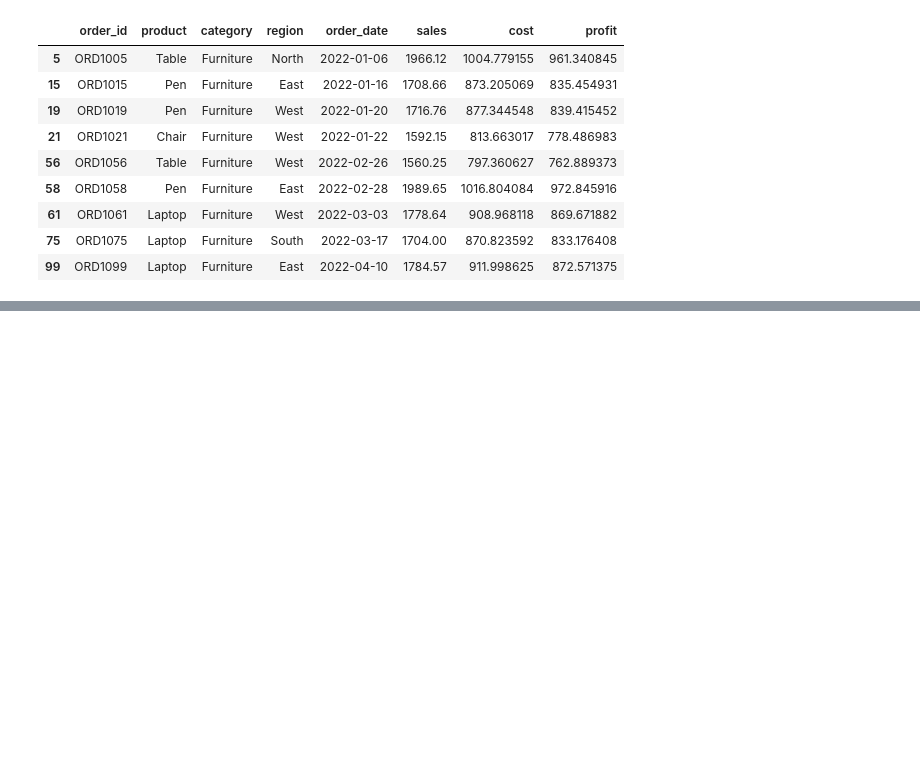
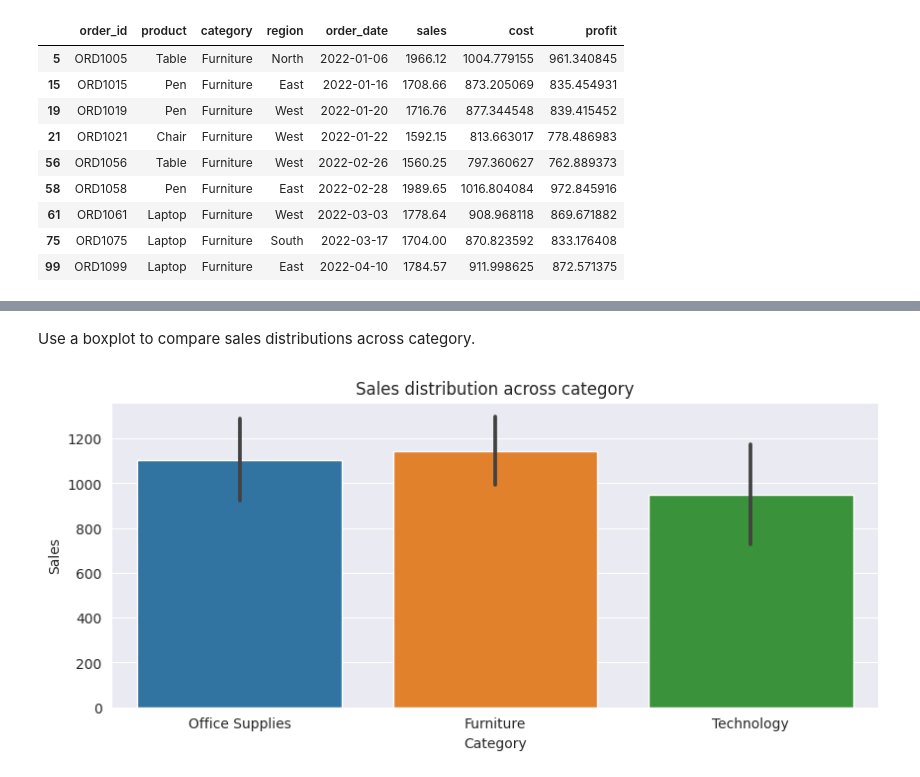
Before and after one commit to pratapjay/Sales_Data-Analytics, a Jupyter notebook: Sales_insights.ipynb, the cells around one changed output, grey strips where cells are left out. Drawn from its saved outputs; the diff is of its cells as text; code cells hidden in the pictures; blank space fills up the shorter version.

```diff
--- a/Sales_insights.ipynb
+++ b/Sales_insights.ipynb
@@ -288,0 +335,12 @@ df[(df['category']=='Furniture')
+# %% [markdown]
+Use a boxplot to compare sales distributions across category.
+# %%
+sns.set_style('darkgrid')
+plt.figure(figsize=(10,4))
+sns.barplot(x='category',y='sales',data=df)
+plt.title('Sales distribution across category')
+plt.xlabel('Category')
+plt.ylabel('Sales')
+plt.show()
+# %% [output]
+[figure, added]
```
Also changed, not shown: parts of 20 cells of this notebook.
